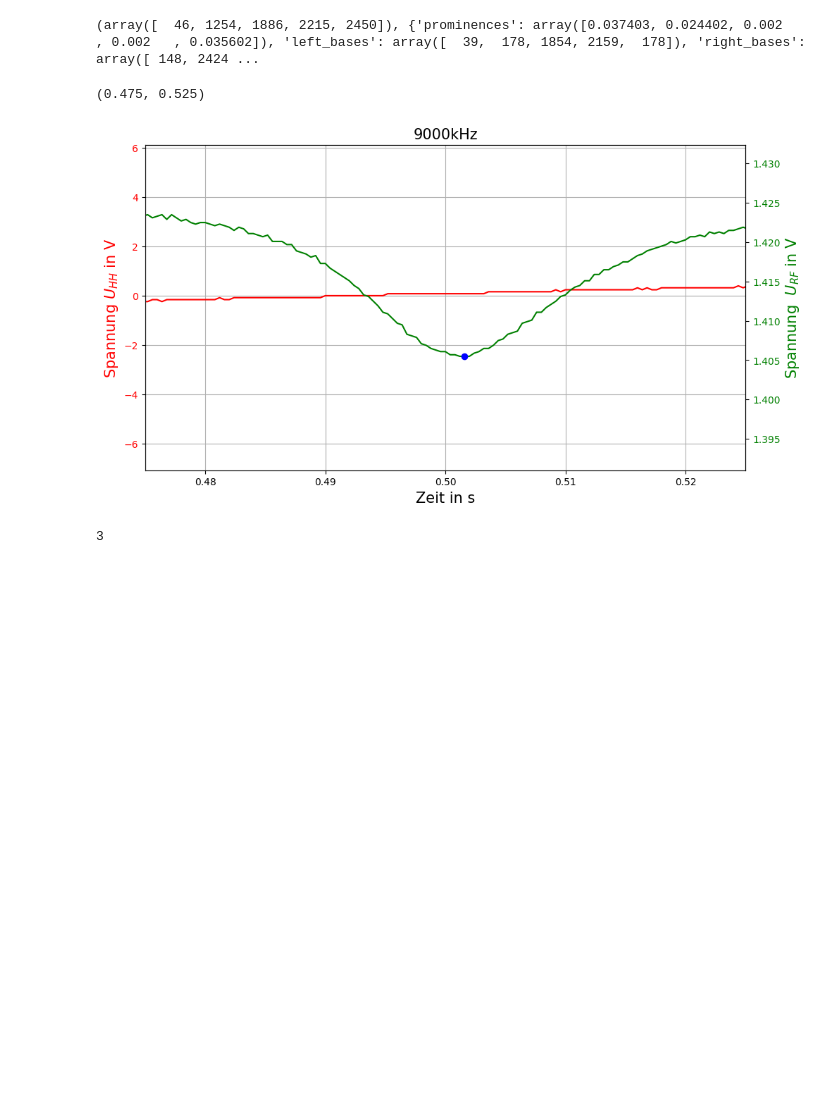
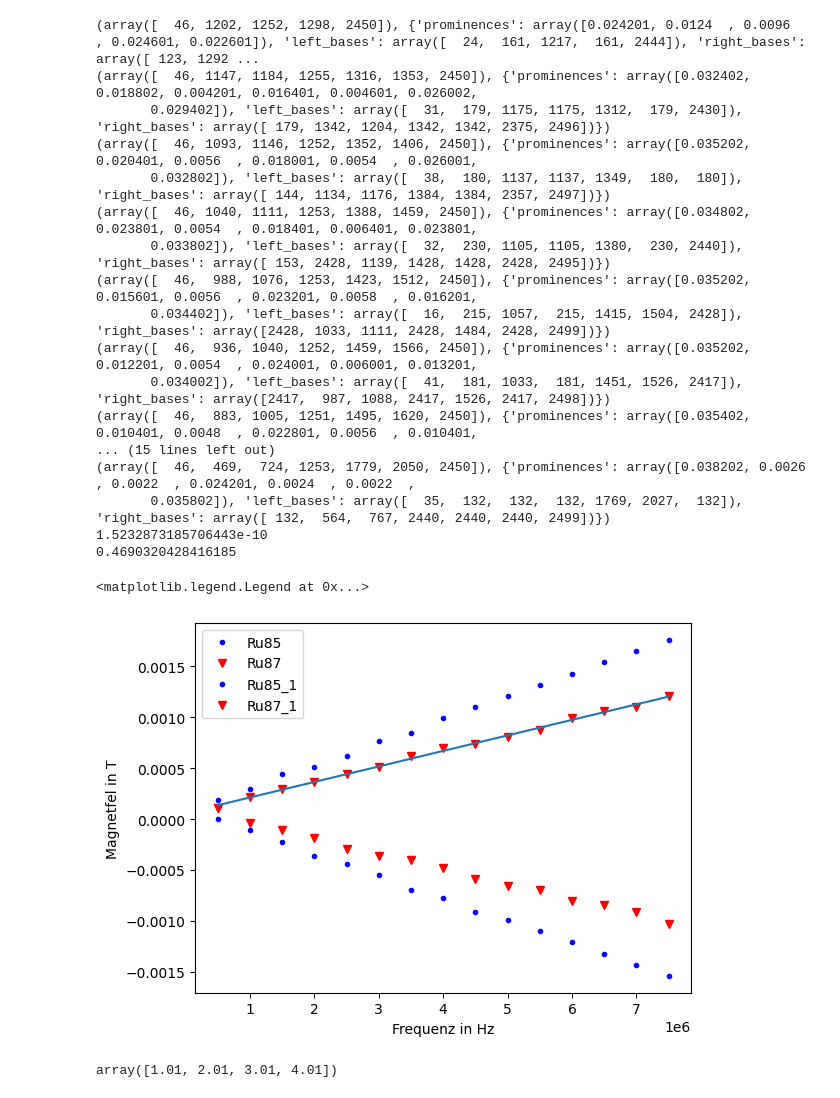
Before and after one commit to cedrickrm/F-Prak, a Jupyter notebook: Optisches_Pumpen/lande.ipynb, the cells around one changed output. Cells and saved outputs as stored; diff of their text form; code cells hidden in the pictures; blank space fills up the shorter version.

```diff
--- a/Optisches_Pumpen/lande.ipynb
+++ b/Optisches_Pumpen/lande.ipynb
@@ -2,6 +2,7 @@
 import numpy as np
 import matplotlib.pyplot as plt
 from scipy.signal import find_peaks
+from scipy.signal import peak_widths
 from matplotlib.gridspec import GridSpec
 import csv
 
@@ -18,6 +19,7 @@ class LandeFaktor:
             self.channel1.append(float(line[1]))
             self.channel2.append(float(line[2]))
         self.time = np.array(self.time)
+        self.time_phase = self.time
         self.channel1 = np.array(self.channel1)
         self.channel2= np.array(self.channel2)
 
@@ -26,9 +28,13 @@ class LandeFaktor:
         print(peaks)
         return peaks
 
+    def getpeakwidth(self):
+        linien_breite = peak_widths(-self.channel2,self.findpeakauto())
+        return linien_breite
+
     def give_current(self,peaks):
         widerstand = 1.745
-        return self.channel1[peaks[0]] / widerstand
+        return self.channel1[peaks[0]+26] / widerstand
 
     def get_b(self,peaks):
         current = self.give_current(peaks)
@@ -49,7 +55,7 @@ class LandeFaktor:
         fig1.set_xlabel('Zeit in s',fontsize = 15)
         fig1.set_ylabel(r'Spannung $U_{HH}$ in V',color = 'r', fontsize = 15)
         fig1.tick_params(axis='y',labelcolor='r')
-        fig1.plot(self.time, self.channel1,'r-', label = 'Channel 1')
+        fig1.plot(self.time_phase, self.channel1,'r-', label = 'Channel 1')
         fig1.grid(True)
 
         fig2 = fig1.twinx()
@@ -59,48 +65,64 @@ class LandeFaktor:
         for peak in peaks:
             plt.plot(self.time[peak],self.channel2[peak],'bo')
 
-lande2500 = LandeFaktor('230508_OptischesPumpen/Resonanz9000kHz')
+lande2500 = LandeFaktor('230508_OptischesPumpen/Resonanz7500kHz')
 peaks = [988,1076,1423,1512]
-lande2500.plotwithpeaks(peaks,findpeaks=True)
+#lande2500.plotwithpeaks(peaks,findpeaks=True)
 #print(lande2500.get_b(lande2500.findpeaksauto()))
 
-'''
-dateien = np.arange(500,9500,500)
+#'''
+dateien = np.arange(500,8000,500)
 Ru85 = []
 Ru185 = []
 Ru87 =[]
 Ru187=[]
 for datei in dateien:
     lande = LandeFaktor('230508_OptischesPumpen/Resonanz'+str(datei)+'kHz')
     b_peaks = lande.get_b(lande.findpeaksauto())
     Ru85.append(b_peaks[1])
     Ru185.append(b_peaks[-2])
     Ru87.append(b_peaks[2])
     Ru187.append(b_peaks[-3])
 plt.plot(dateien*1000,Ru85,'b.',label='Ru85')
 plt.plot(dateien*1000,Ru87,'rv',label='Ru87')
 plt.plot(dateien*1000,Ru185,'b.',label='Ru85_1')
 plt.plot(dateien*1000,Ru187,'rv',label='Ru87_1')
 plt.xlabel('Frequenz in Hz')
 plt.ylabel('Magnetfel in T')
 
-fit,err = np.polyfit(dateien*1000,Ru185,deg=1,cov = True)
+fit,err = np.polyfit(dateien*1000,Ru187,deg=1,cov = True)
 a = fit[0]
 b=fit[1]
 print(a)
 h = 6.626e-34
 mub = 9.274e-24
 print(h/(mub*a))
 yseq = a*dateien*1000+b
 plt.plot(dateien*1000,yseq)
 plt.legend()
-'''
-plt.xlim(0.475,0.525)
+#'''
+#plt.xlim(0.475,0.525)
 # %% [output]
-(array([  46, 1254, 1886, 2215, 2450]), {'prominences': array([0.037403, 0.024402, 0.002   , 0.002   , 0.035602]), 'left_bases': array([  39,  178, 1854, 2159,  178]), 'right_bases': array([ 148, 2424 ...
+(array([  46, 1202, 1252, 1298, 2450]), {'prominences': array([0.024201, 0.0124  , 0.0096  , 0.024601, 0.022601]), 'left_bases': array([  24,  161, 1217,  161, 2444]), 'right_bases': array([ 123, 1292 ...
+(array([  46, 1147, 1184, 1255, 1316, 1353, 2450]), {'prominences': array([0.032402, 0.018802, 0.004201, 0.016401, 0.004601, 0.026002,
+       0.029402]), 'left_bases': array([  31,  179, 1175, 1175, 1312,  179, 2430]), 'right_bases': array([ 179, 1342, 1204, 1342, 1342, 2375, 2496])})
+(array([  46, 1093, 1146, 1252, 1352, 1406, 2450]), {'prominences': array([0.035202, 0.020401, 0.0056  , 0.018001, 0.0054  , 0.026001,
+       0.032802]), 'left_bases': array([  38,  180, 1137, 1137, 1349,  180,  180]), 'right_bases': array([ 144, 1134, 1176, 1384, 1384, 2357, 2497])})
+(array([  46, 1040, 1111, 1253, 1388, 1459, 2450]), {'prominences': array([0.034802, 0.023801, 0.0054  , 0.018401, 0.006401, 0.023801,
+       0.033802]), 'left_bases': array([  32,  230, 1105, 1105, 1380,  230, 2440]), 'right_bases': array([ 153, 2428, 1139, 1428, 1428, 2428, 2495])})
+(array([  46,  988, 1076, 1253, 1423, 1512, 2450]), {'prominences': array([0.035202, 0.015601, 0.0056  , 0.023201, 0.0058  , 0.016201,
+       0.034402]), 'left_bases': array([  16,  215, 1057,  215, 1415, 1504, 2428]), 'right_bases': array([2428, 1033, 1111, 2428, 1484, 2428, 2499])})
+(array([  46,  936, 1040, 1252, 1459, 1566, 2450]), {'prominences': array([0.035202, 0.012201, 0.0054  , 0.024001, 0.006001, 0.013201,
+       0.034002]), 'left_bases': array([  41,  181, 1033,  181, 1451, 1526, 2417]), 'right_bases': array([2417,  987, 1088, 2417, 1526, 2417, 2498])})
+(array([  46,  883, 1005, 1251, 1495, 1620, 2450]), {'prominences': array([0.035402, 0.010401, 0.0048  , 0.022801, 0.0056  , 0.010401,
+... (15 lines left out)
+(array([  46,  469,  724, 1253, 1779, 2050, 2450]), {'prominences': array([0.038202, 0.0026  , 0.0022  , 0.024201, 0.0024  , 0.0022  ,
+       0.035802]), 'left_bases': array([  35,  132,  132,  132, 1769, 2027,  132]), 'right_bases': array([ 132,  564,  767, 2440, 2440, 2440, 2499])})
+1.5232873185706443e-10
+0.4690320428416185
-(0.475, 0.525)
+<matplotlib.legend.Legend at 0x...>
-[figure, old version]
+[figure, new version]
-# %%
-7//2
-# %% [output]
-3
+# %%
+np.array([1,2,3,4])+0.01
+# %% [output]
+array([1.01, 2.01, 3.01, 4.01])
```
